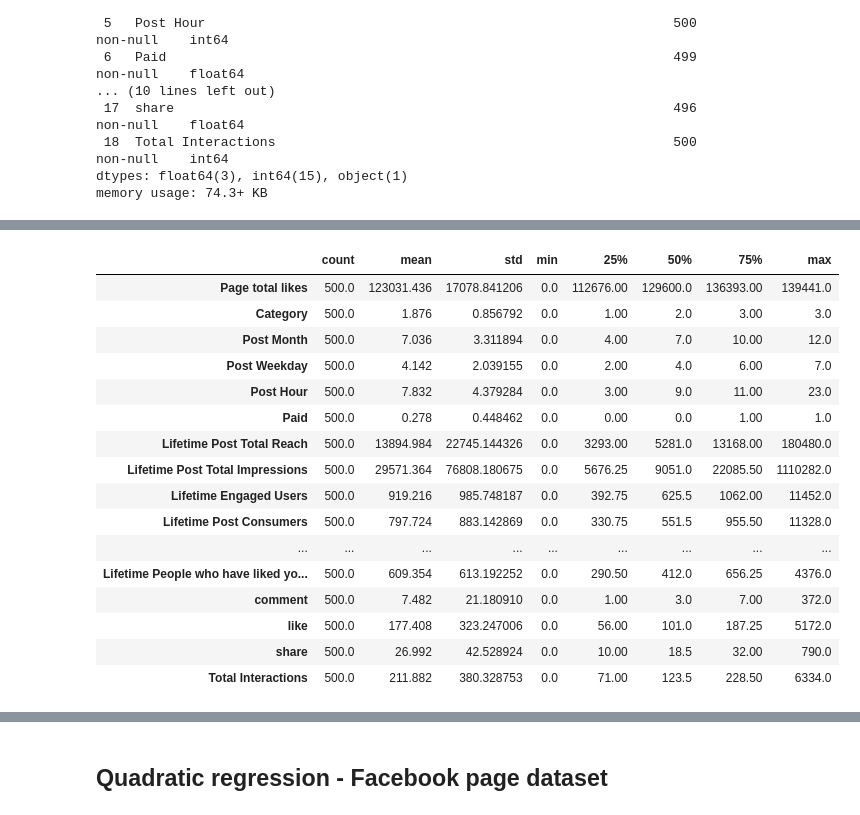
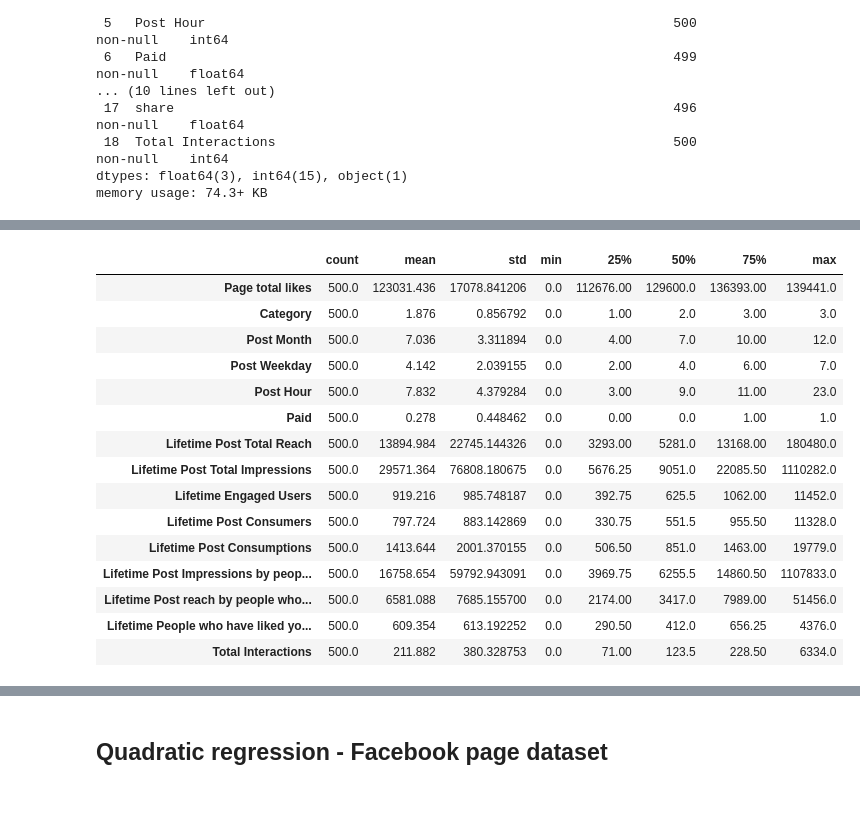
Before and after one commit to shuteva/IML-prog, a Jupyter notebook: lab1_BeatrizMia.ipynb, the cells around one changed output, grey strips where cells are left out. Drawn from its saved outputs; the diff is of its cells as text; code cells hidden in the pictures.

Commit message:
classification big dataset done

```diff
--- a/lab1_BeatrizMia.ipynb
+++ b/lab1_BeatrizMia.ipynb
@@ -18,7 +19,7 @@ https://archive.ics.uci.edu/dataset/368/facebook+metrics
 # %%
 #loading the dataset
-reg_small = pd.read_csv("data_lab1/facebook+metrics/dataset_Facebook.csv", sep = ";")
-reg_small
+facebook = pd.read_csv("data_lab1/facebook+metrics/dataset_Facebook.csv", sep = ";")
+facebook
 # %% [output]
 |  | Page total likes | Type | Category | Post Month | Post Weekday | Post Hour | Paid | ... |
 | 0 | 139441 | Photo | 2 | 12 | 4 | 3 | 0.0 | ... |
@@ -56,7 +57,7 @@ dtypes: float64(3), int64(15), object(1)
 memory usage: 74.3+ KB
 # %%
 #correcting missing values in the dataset
-reg_small[reg_small['Paid'].isna()] = 0
+facebook[facebook['Paid'].isna()] = 0
 # %%
-#checking for missing values in the 'like' or 'share' columns
-reg_small[(reg_small['like'].isna()) | (reg_small['share'].isna())]
+#dropping the columns for comments, likes and shares as total interactions is the sum of these 3
+facebook.drop(["like","comment", "share"], axis=1, inplace=True)
@@ -77,23 +64,22 @@ reg_small.loc[c2, "share"] = 0
 # %%
 #checking for general statistics
-reg_small.describe().T
+facebook.describe().T
 # %% [output]
 |  | count | mean | std | min | 25% | 50% | 75% | max |
 | Page total likes | 500.0 | 123031.436 | 17078.841206 | 0.0 | 112676.00 | 129600.0 | 136393.00 | 139441.0 |
 | Category | 500.0 | 1.876 | 0.856792 | 0.0 | 1.00 | 2.0 | 3.00 | 3.0 |
 | Post Month | 500.0 | 7.036 | 3.311894 | 0.0 | 4.00 | 7.0 | 10.00 | 12.0 |
 | Post Weekday | 500.0 | 4.142 | 2.039155 | 0.0 | 2.00 | 4.0 | 6.00 | 7.0 |
 | Post Hour | 500.0 | 7.832 | 4.379284 | 0.0 | 3.00 | 9.0 | 11.00 | 23.0 |
 | Paid | 500.0 | 0.278 | 0.448462 | 0.0 | 0.00 | 0.0 | 1.00 | 1.0 |
 | Lifetime Post Total Reach | 500.0 | 13894.984 | 22745.144326 | 0.0 | 3293.00 | 5281.0 | 13168.00 | 180480.0 |
 | Lifetime Post Total Impressions | 500.0 | 29571.364 | 76808.180675 | 0.0 | 5676.25 | 9051.0 | 22085.50 | 1110282.0 |
 | Lifetime Engaged Users | 500.0 | 919.216 | 985.748187 | 0.0 | 392.75 | 625.5 | 1062.00 | 11452.0 |
 | Lifetime Post Consumers | 500.0 | 797.724 | 883.142869 | 0.0 | 330.75 | 551.5 | 955.50 | 11328.0 |
-| ... | ... | ... | ... | ... | ... | ... | ... | ... |
+| Lifetime Post Consumptions | 500.0 | 1413.644 | 2001.370155 | 0.0 | 506.50 | 851.0 | 1463.00 | 19779.0 |
+| Lifetime Post Impressions by peop... | 500.0 | 16758.654 | 59792.943091 | 0.0 | 3969.75 | 6255.5 | 14860.50 | 1107833.0 |
+| Lifetime Post reach by people who... | 500.0 | 6581.088 | 7685.155700 | 0.0 | 2174.00 | 3417.0 | 7989.00 | 51456.0 |
 | Lifetime People who have liked yo... | 500.0 | 609.354 | 613.192252 | 0.0 | 290.50 | 412.0 | 656.25 | 4376.0 |
-| comment | 500.0 | 7.482 | 21.180910 | 0.0 | 1.00 | 3.0 | 7.00 | 372.0 |
-| like | 500.0 | 177.408 | 323.247006 | 0.0 | 56.00 | 101.0 | 187.25 | 5172.0 |
-| share | 500.0 | 26.992 | 42.528924 | 0.0 | 10.00 | 18.5 | 32.00 | 790.0 |
 | Total Interactions | 500.0 | 211.882 | 380.328753 | 0.0 | 71.00 | 123.5 | 228.50 | 6334.0 |
 # %%
 #creating the dataset to predict the "Page total likes" variable and creating the target
```
Also changed, not shown: parts of 36 cells of this notebook, 5 other files.
